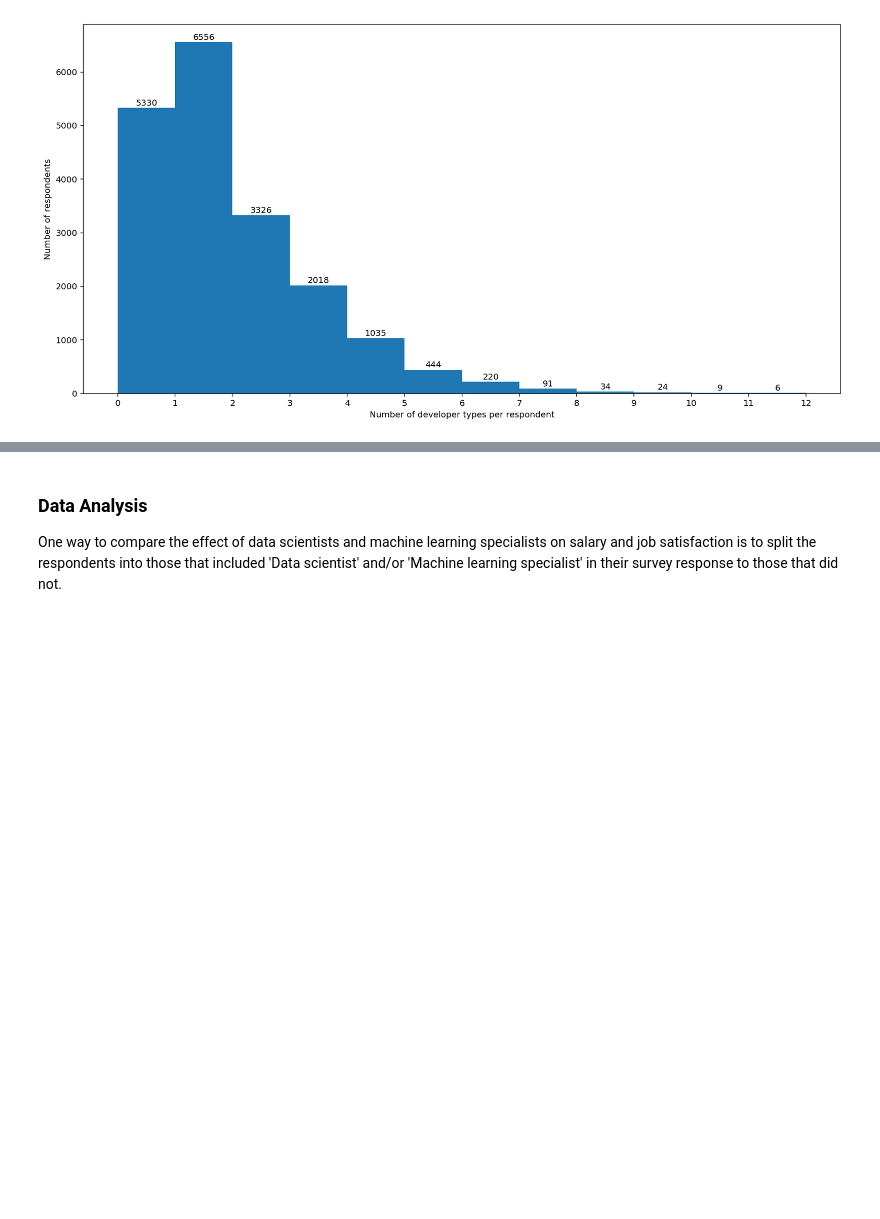
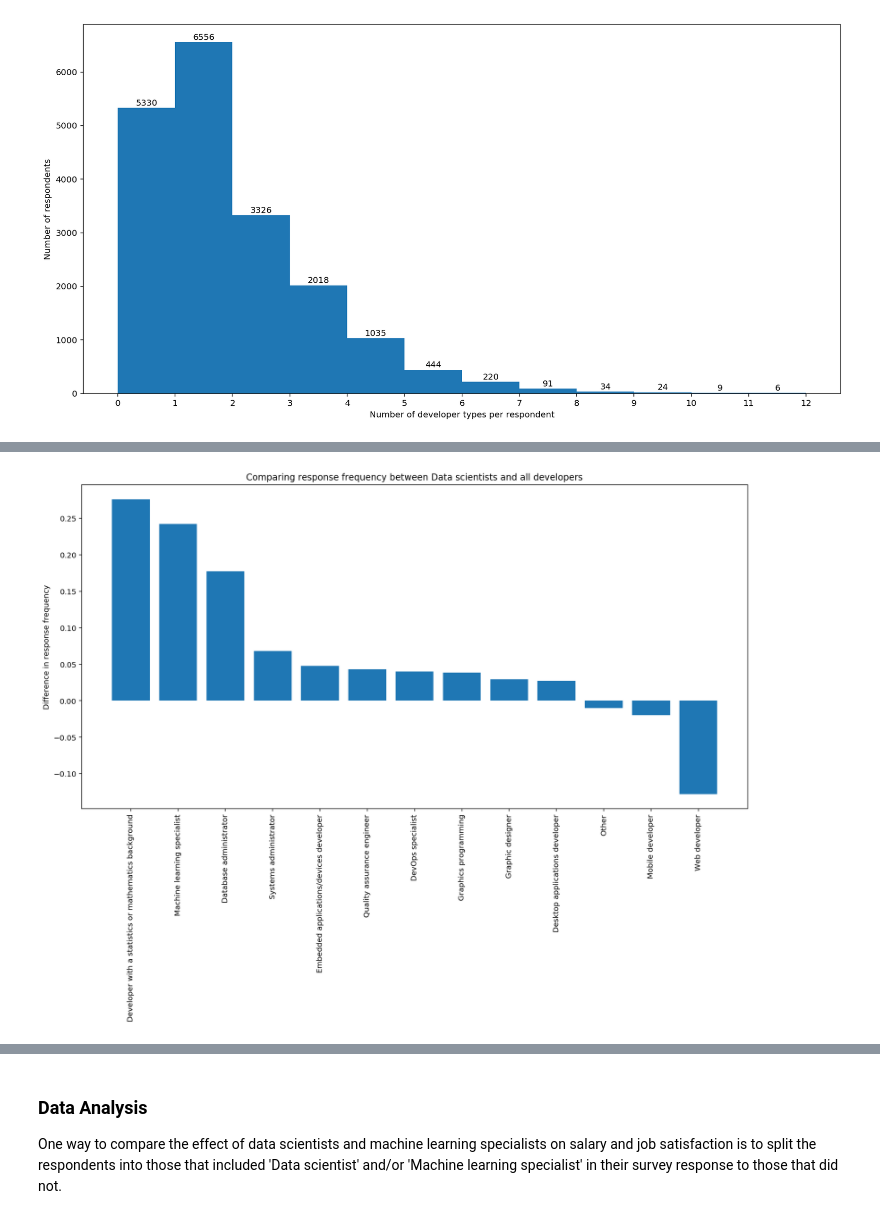
Before and after one commit to blowe615/stackoverflow_survey, a Jupyter notebook: Investigating How Data Scientists Answered the Stack Overflow Survey.ipynb, the cells around one changed output, grey strips where cells are left out. Drawn from its saved outputs; the diff is of its cells as text; code cells hidden in the pictures; blank space fills up the shorter version.

```diff
--- a/Investigating How Data Scientists Answered the Stack Overflow Survey.ipynb
+++ b/Investigating How Data Scientists Answered the Stack Overflow Survey.ipynb
@@ -314,0 +320,8 @@ Again we see the 5330 missing responses in the histogram.  The most common numbe
+# %%
+# Create a dataframe that only includes respondents who selected 'Data scientist' as a developer type
+ds_df = encoded_df.loc[encoded_df['Data scientist']==1,:]
+# Drop all columns that are not developer types
+ds_df.drop(columns=['Salary','JobSatisfaction','NumDevTypes','Data scientist'],inplace=True)
+# %%
+ds_devtypes_df = pd.DataFrame(ds_df.mean(axis=0).sort_values(ascending=False),columns=['DS_Respondent_Freq'])
+ds_devtypes_df
@@ -314,0 +343,5 @@ Again we see the 5330 missing responses in the histogram.  The most common numbe
+# %%
+merged_devtype_df = pd.merge(response_df_sorted, ds_devtypes_df, right_index=True, left_index=True)
+merged_devtype_df['Freq_Diff'] = merged_devtype_df['DS_Respondent_Freq']-merged_devtype_df['Respondent_Freq']
+merged_devtype_df_sorted = merged_devtype_df.sort_values(by='Freq_Diff',ascending=False)
+merged_devtype_df_sorted
@@ -314,0 +363,11 @@ Again we see the 5330 missing responses in the histogram.  The most common numbe
+# %%
+# Plot the differences in respondent frequency by developer type for data scientists vs all developers
+fig = plt.figure(figsize=(16,8))
+ax1 = fig.add_subplot(111)
+ax1.bar(merged_devtype_df_sorted.index,merged_devtype_df_sorted['Freq_Diff'])
+ax1.set_xticklabels(merged_devtype_df_sorted.index, rotation=90)
+ax1.set_ylabel('Difference in response frequency')
+ax1.set_title('Comparing response frequency between Data scientists and all developers')
+plt.show()
+# %% [output]
+[figure, added]
```
Also changed, not shown: parts of 15 cells of this notebook.
